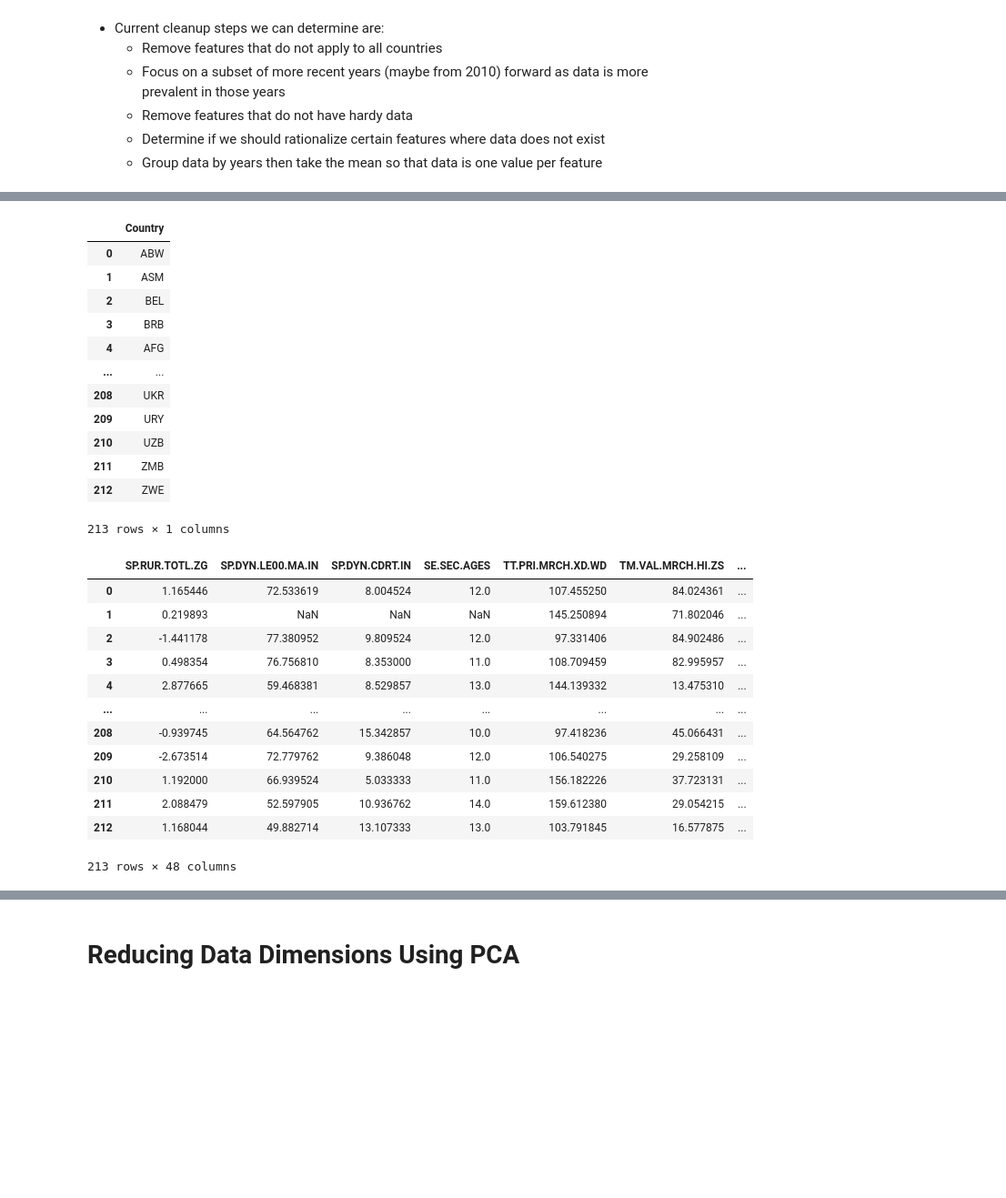
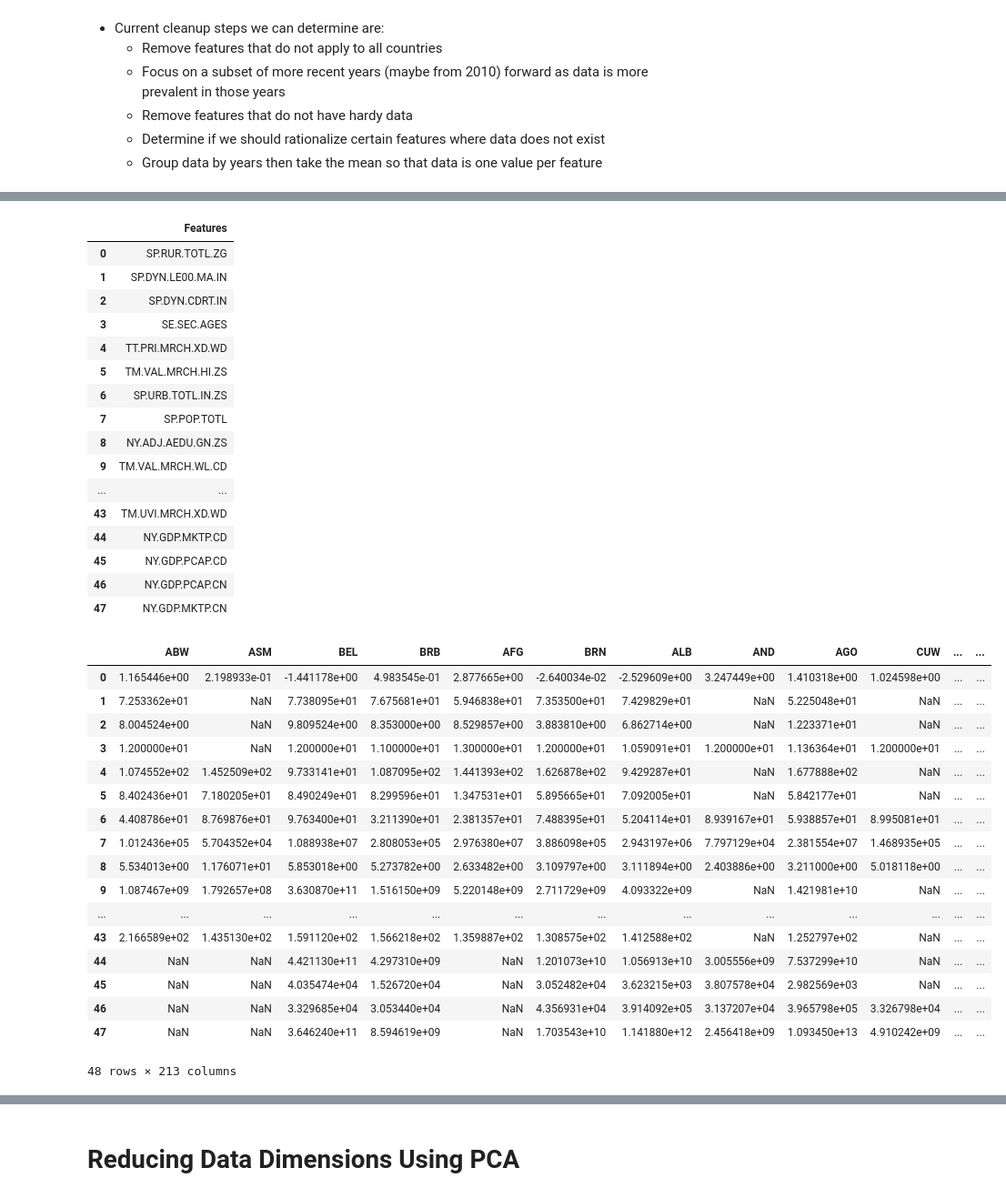
Before and after one commit to michaelmalamut/Final-Group-Project, a Jupyter notebook: PCA_Calculations.ipynb, the cells around one changed output, grey strips where cells are left out. Shown at 91% size. Saved outputs shown, nothing was run; the diff lists cells and outputs as text; code cells hidden in the pictures; blank space fills up the shorter version.

```diff
--- a/PCA_Calculations.ipynb
+++ b/PCA_Calculations.ipynb
@@ -124,4 +106,4 @@ dtype: int64
 # %%
-worldbank_df.rename(columns = {'Unnamed: 0':'Country'}, inplace = True)
+worldbank_df.rename(columns = {'Unnamed: 0':'Features'}, inplace = True)
 worldbank_df.head()
 # %% [output]
@@ -135,38 +117,45 @@ worldbank_df.head()
 # %%
 # Create a new DataFrame that holds only the countries names.
-country_names_df = worldbank_df.filter(['Country'], axis=1)
-#country_names_df = country_names_df.set_index('Symbol')
-country_names_df
+feature_names_df = worldbank_df.filter(['Features'], axis=1)
+feature_names_df
 # %% [output]
-|  | Country |
-| 0 | ABW |
-| 1 | ASM |
-| 2 | BEL |
-| 3 | BRB |
-| 4 | AFG |
+|  | Features |
+| 0 | SP.RUR.TOTL.ZG |
+| 1 | SP.DYN.LE00.MA.IN |
+| 2 | SP.DYN.CDRT.IN |
+| 3 | SE.SEC.AGES |
+| 4 | TT.PRI.MRCH.XD.WD |
+| 5 | TM.VAL.MRCH.HI.ZS |
+| 6 | SP.URB.TOTL.IN.ZS |
+| 7 | SP.POP.TOTL |
+| 8 | NY.ADJ.AEDU.GN.ZS |
+| 9 | TM.VAL.MRCH.WL.CD |
 | ... | ... |
-| 208 | UKR |
-| 209 | URY |
-| 210 | UZB |
-| 211 | ZMB |
-| 212 | ZWE |
+| 43 | TM.UVI.MRCH.XD.WD |
+| 44 | NY.GDP.MKTP.CD |
+| 45 | NY.GDP.PCAP.CD |
+| 46 | NY.GDP.PCAP.CN |
+| 47 | NY.GDP.MKTP.CN |
-213 rows × 1 columns
 # %%
 # Drop the 'Country' column since it's not going to be used on the clustering algorithm.
-worldbank_df.drop('Country', axis=1, inplace=True)
-#worldbank_df = worldbank_df.set_index('Symbol')
+worldbank_df.drop('Features', axis=1, inplace=True)
 worldbank_df
 # %% [output]
-|  | SP.RUR.TOTL.ZG | SP.DYN.LE00.MA.IN | SP.DYN.CDRT.IN | SE.SEC.AGES | TT.PRI.MRCH.XD.WD | TM.VAL.MRCH.HI.ZS | ... |
-| 0 | 1.165446 | 72.533619 | 8.004524 | 12.0 | 107.455250 | 84.024361 | ... |
-| 1 | 0.219893 | NaN | NaN | NaN | 145.250894 | 71.802046 | ... |
-| 2 | -1.441178 | 77.380952 | 9.809524 | 12.0 | 97.331406 | 84.902486 | ... |
-| 3 | 0.498354 | 76.756810 | 8.353000 | 11.0 | 108.709459 | 82.995957 | ... |
-| 4 | 2.877665 | 59.468381 | 8.529857 | 13.0 | 144.139332 | 13.475310 | ... |
-| ... | ... | ... | ... | ... | ... | ... | ... |
-| 208 | -0.939745 | 64.564762 | 15.342857 | 10.0 | 97.418236 | 45.066431 | ... |
-| 209 | -2.673514 | 72.779762 | 9.386048 | 12.0 | 106.540275 | 29.258109 | ... |
-| 210 | 1.192000 | 66.939524 | 5.033333 | 11.0 | 156.182226 | 37.723131 | ... |
-| 211 | 2.088479 | 52.597905 | 10.936762 | 14.0 | 159.612380 | 29.054215 | ... |
-| 212 | 1.168044 | 49.882714 | 13.107333 | 13.0 | 103.791845 | 16.577875 | ... |
+|  | ABW | ASM | BEL | BRB | AFG | BRN | ALB | AND | AGO | CUW | ... | ... |
+| 0 | 1.165446e+00 | 2.198933e-01 | -1.441178e+00 | 4.983545e-01 | 2.877665e+00 | -2.640034e-02 | -2.529609e+00 | 3.247449e+00 | 1.410318e+00 | 1.024598e+00 | ... | ... |
+| 1 | 7.253362e+01 | NaN | 7.738095e+01 | 7.675681e+01 | 5.946838e+01 | 7.353500e+01 | 7.429829e+01 | NaN | 5.225048e+01 | NaN | ... | ... |
+| 2 | 8.004524e+00 | NaN | 9.809524e+00 | 8.353000e+00 | 8.529857e+00 | 3.883810e+00 | 6.862714e+00 | NaN | 1.223371e+01 | NaN | ... | ... |
+| 3 | 1.200000e+01 | NaN | 1.200000e+01 | 1.100000e+01 | 1.300000e+01 | 1.200000e+01 | 1.059091e+01 | 1.200000e+01 | 1.136364e+01 | 1.200000e+01 | ... | ... |
+| 4 | 1.074552e+02 | 1.452509e+02 | 9.733141e+01 | 1.087095e+02 | 1.441393e+02 | 1.626878e+02 | 9.429287e+01 | NaN | 1.677888e+02 | NaN | ... | ... |
+| 5 | 8.402436e+01 | 7.180205e+01 | 8.490249e+01 | 8.299596e+01 | 1.347531e+01 | 5.895665e+01 | 7.092005e+01 | NaN | 5.842177e+01 | NaN | ... | ... |
+| 6 | 4.408786e+01 | 8.769876e+01 | 9.763400e+01 | 3.211390e+01 | 2.381357e+01 | 7.488395e+01 | 5.204114e+01 | 8.939167e+01 | 5.938857e+01 | 8.995081e+01 | ... | ... |
+| 7 | 1.012436e+05 | 5.704352e+04 | 1.088938e+07 | 2.808053e+05 | 2.976380e+07 | 3.886098e+05 | 2.943197e+06 | 7.797129e+04 | 2.381554e+07 | 1.468935e+05 | ... | ... |
+| 8 | 5.534013e+00 | 1.176071e+01 | 5.853018e+00 | 5.273782e+00 | 2.633482e+00 | 3.109797e+00 | 3.111894e+00 | 2.403886e+00 | 3.211000e+00 | 5.018118e+00 | ... | ... |
+| 9 | 1.087467e+09 | 1.792657e+08 | 3.630870e+11 | 1.516150e+09 | 5.220148e+09 | 2.711729e+09 | 4.093322e+09 | NaN | 1.421981e+10 | NaN | ... | ... |
+| ... | ... | ... | ... | ... | ... | ... | ... | ... | ... | ... | ... | ... |
+| 43 | 2.166589e+02 | 1.435130e+02 | 1.591120e+02 | 1.566218e+02 | 1.359887e+02 | 1.308575e+02 | 1.412588e+02 | NaN | 1.252797e+02 | NaN | ... | ... |
+| 44 | NaN | NaN | 4.421130e+11 | 4.297310e+09 | NaN | 1.201073e+10 | 1.056913e+10 | 3.005556e+09 | 7.537299e+10 | NaN | ... | ... |
+| 45 | NaN | NaN | 4.035474e+04 | 1.526720e+04 | NaN | 3.052482e+04 | 3.623215e+03 | 3.807578e+04 | 2.982569e+03 | NaN | ... | ... |
+| 46 | NaN | NaN | 3.329685e+04 | 3.053440e+04 | NaN | 4.356931e+04 | 3.914092e+05 | 3.137207e+04 | 3.965798e+05 | 3.326798e+04 | ... | ... |
+| 47 | NaN | NaN | 3.646240e+11 | 8.594619e+09 | NaN | 1.703543e+10 | 1.141880e+12 | 2.456418e+09 | 1.093450e+13 | 4.910242e+09 | ... | ... |
-213 rows × 48 columns
+48 rows × 213 columns
```
Also changed, not shown: parts of 24 cells of this notebook, 3 other files.
